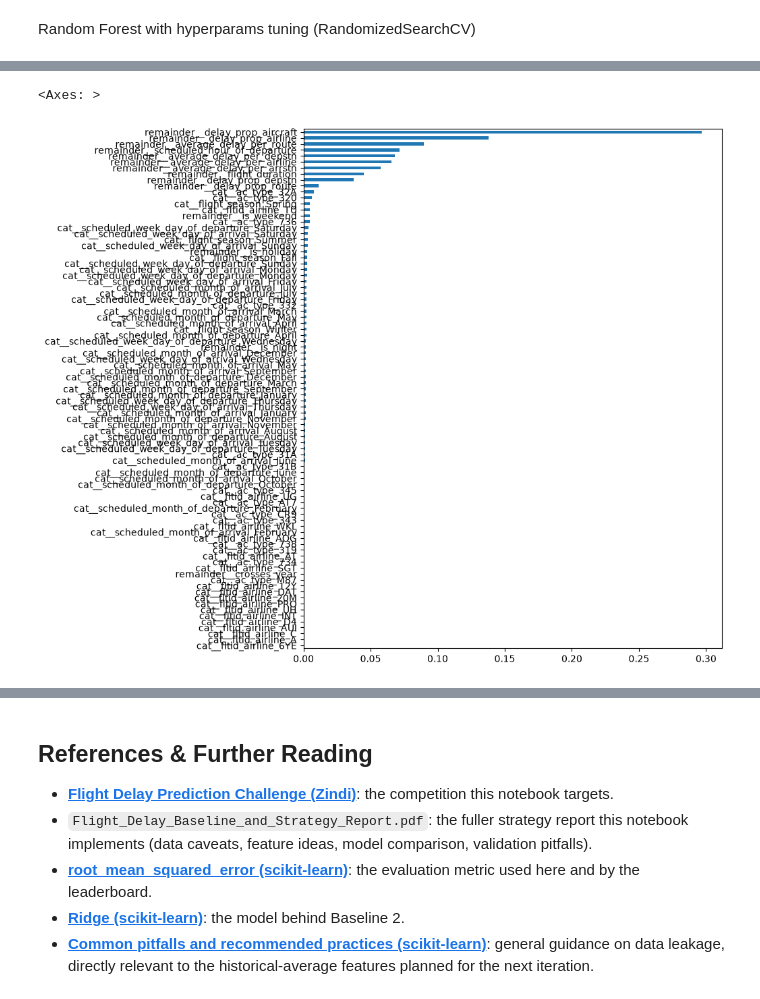
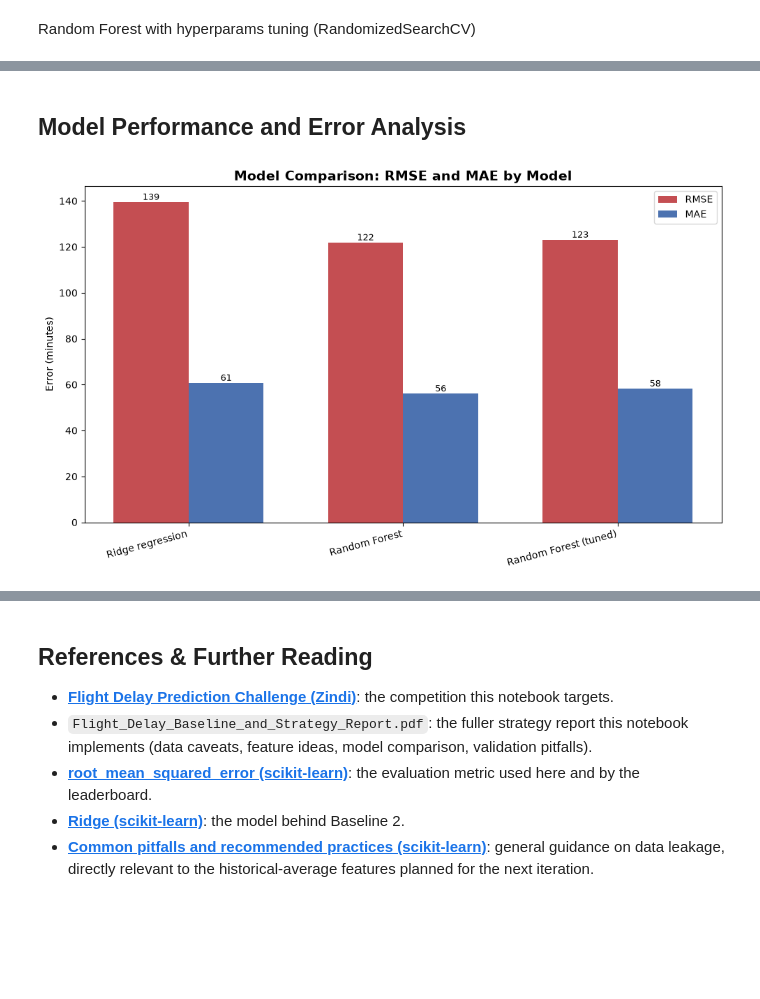
Before and after one commit to Lucaisok/ml_project_flight_delay_prediction, a Jupyter notebook: 04_flight_delay_modeling.ipynb, the cells around one changed output, grey strips where cells are left out. Saved outputs shown, nothing was run; the diff lists cells and outputs as text; code cells hidden in the pictures; blank space fills up the shorter version.

```diff
--- a/04_flight_delay_modeling.ipynb
+++ b/04_flight_delay_modeling.ipynb
@@ -190,6 +230,7 @@ baseline_features = [
 ]
 
 advanced_features = [
+    'delay_prev_flight_aircraft',
     'scheduled_week_day_of_departure', 'scheduled_month_of_departure',
     'scheduled_hour_of_departure',
     'scheduled_week_day_of_arrival', 'scheduled_month_of_arrival',
@@ -320,7 +443,7 @@ num_cols = [
     'flight_duration', 'crosses_year', 'is_weekend', 'is_night', 'is_holiday',
     'delay_prop_aircraft', 'delay_prop_route', 'delay_prop_depstn', 'delay_prop_airline',
     'average_delay_per_airline', 'average_delay_per_route',
-    'average_delay_per_depstn', 'average_delay_per_arrstn'
+    'average_delay_per_depstn', 'average_delay_per_arrstn', 'delay_prev_flight_aircraft'
 ]
 
 preprocess_rf = ColumnTransformer([
@@ -436,7 +559,35 @@ Fitting 3 folds for each of 5 candidates, totalling 15 fits
-# %%
-importances = best_rf.named_steps['model'].feature_importances_
-feature_names = best_rf.named_steps['preprocess'].get_feature_names_out()
-pd.Series(importances, index=feature_names).sort_values(ascending=True).plot(kind='barh', figsize=(8,10))
-# %% [output]
-<Axes: >
-[figure, removed]
+# %% [markdown]
+## Model Performance and Error Analysis
+# %%
+import matplotlib.pyplot as plt
+import pandas as pd
+
+results = pd.DataFrame({
+    'model': ['Ridge regression', 'Random Forest', 'Random Forest (tuned)'],
+    'rmse': [rmse_baseline2, rmse_rf, rmse_rf_tuned],
+    'mae': [mae_baseline2, mae_rf, mae_rf_tuned]
+})
+
+fig, ax = plt.subplots(figsize=(10, 6))
+
+x = range(len(results))
+width = 0.35
+
+ax.bar([i - width/2 for i in x], results['rmse'], width, label='RMSE', color='#C44E52')
+ax.bar([i + width/2 for i in x], results['mae'], width, label='MAE', color='#4C72B0')
+
+ax.set_xticks(x)
+ax.set_xticklabels(results['model'], rotation=15, ha='right')
+ax.set_ylabel('Error (minutes)')
+ax.set_title('Model Comparison: RMSE and MAE by Model', fontsize=14, fontweight='bold')
+ax.legend()
+
+for i, (rmse_val, mae_val) in enumerate(zip(results['rmse'], results['mae'])):
+    ax.text(i - width/2, rmse_val + 1, f'{rmse_val:.0f}', ha='center', fontsize=9)
+    ax.text(i + width/2, mae_val + 1, f'{mae_val:.0f}', ha='center', fontsize=9)
+
+plt.tight_layout()
+plt.savefig('plots/model_comparison.png', dpi=150)
+plt.show()
+# %% [output]
+[figure, added]
```
Also changed, not shown: parts of 14 cells of this notebook, 9 other files.
